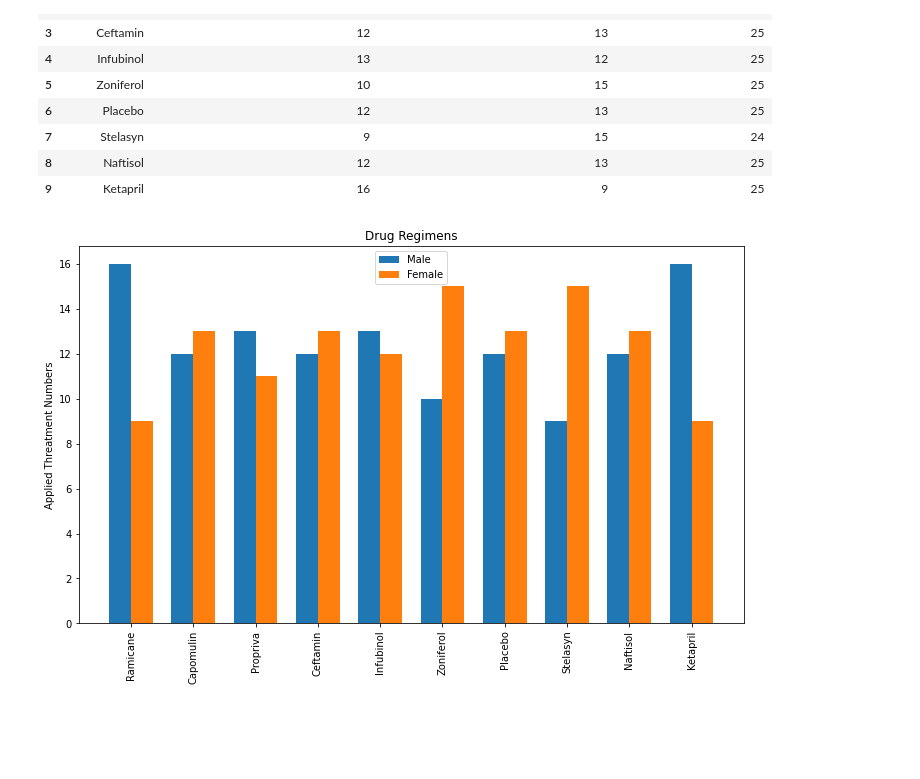
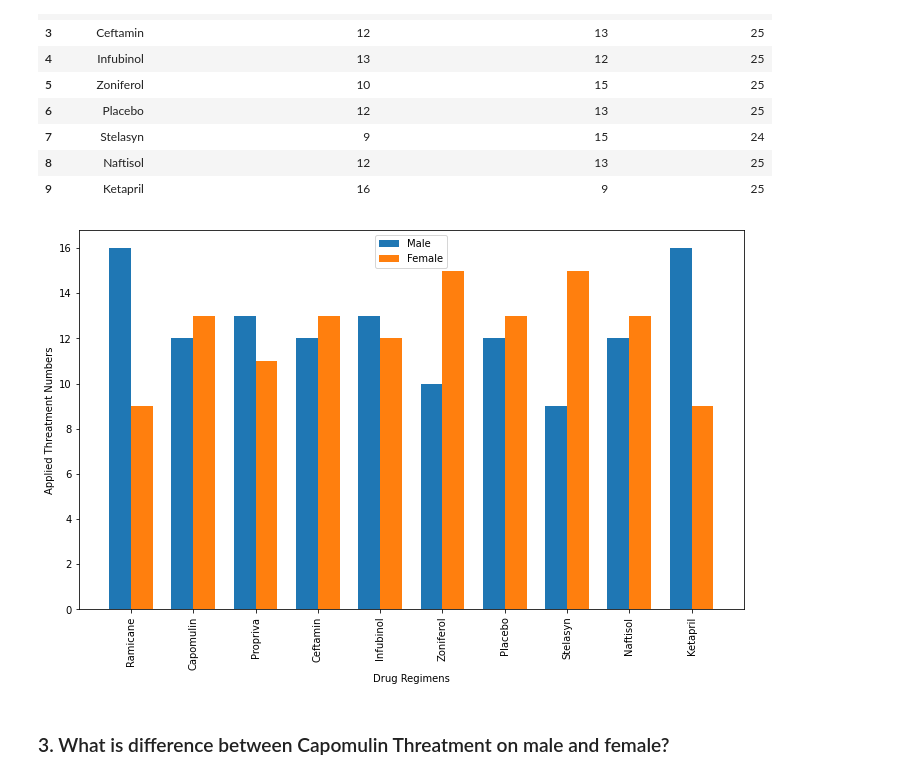
Before and after one commit to warshophysical/Pymaceuticals, a Jupyter notebook: pharma.ipynb, the cells around one changed output. Saved outputs shown, nothing was run; the diff lists cells and outputs as text; code cells hidden in the pictures; blank space fills up the shorter version.

```diff
--- a/pharma.ipynb
+++ b/pharma.ipynb
@@ -217,25 +227,27 @@ dfGenderDrugRegimen
 # %%
 labels=listDrugRegimen
 maleThreatmentNumbers=dfGenderDrugRegimen["Applied_Threatment_Number_For_Male"].tolist()
 femaleThreatmentNumbers=dfGenderDrugRegimen["Applied_Threatment_Number_For_Female"].tolist()
 
 x = np.arange(len(labels))
 width = 0.35
 
 fig, ax = plt.subplots(figsize=(10, 6))
 rects1 = ax.bar(x - width/2, maleThreatmentNumbers, width, label='Male')
 rects2 = ax.bar(x + width/2, femaleThreatmentNumbers, width, label='Female')
 
 
 ax.set_ylabel('Applied Threatment Numbers')
-ax.set_title('Drug Regimens')
+ax.set_xlabel('Drug Regimens')
 ax.set_xticks(x)
 ax.set_xticklabels(labels)
 ax.legend()
 
 fig.tight_layout()
 
 plt.xticks(rotation=90)
 plt.show()
 # %% [output]
-[figure, old version]
+[figure, new version]
+# %% [markdown]
+### 3. What is difference between Capomulin Threatment on male and female?
```
Also changed, not shown: parts of 11 cells of this notebook.
